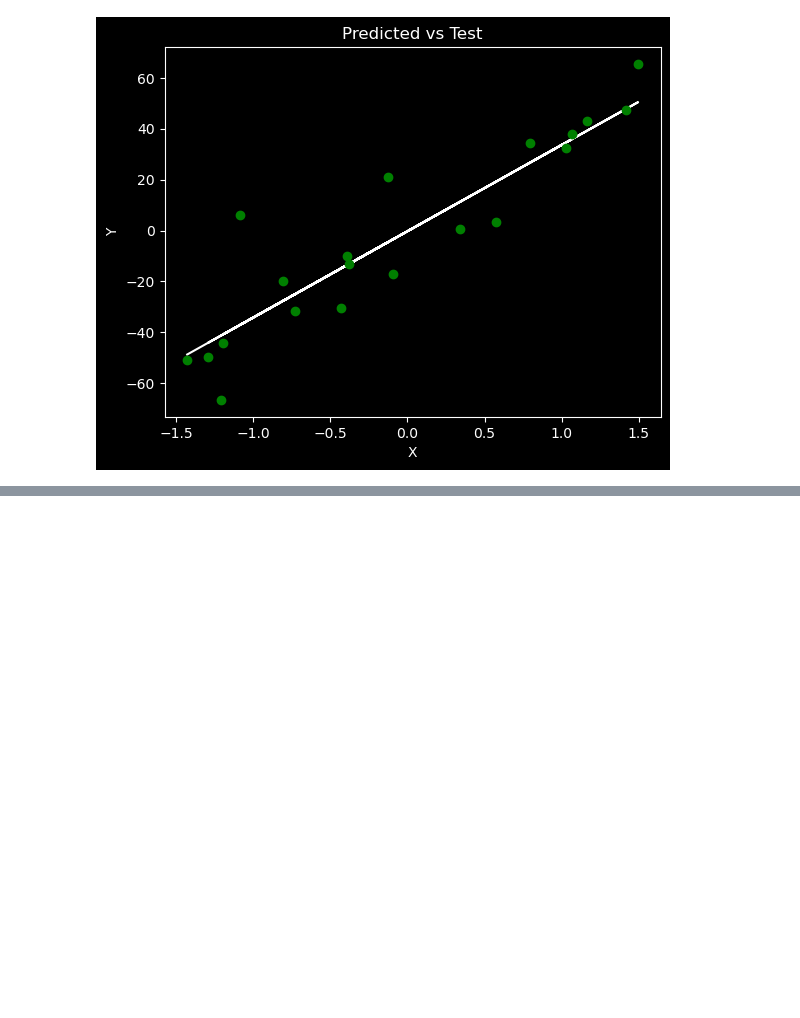
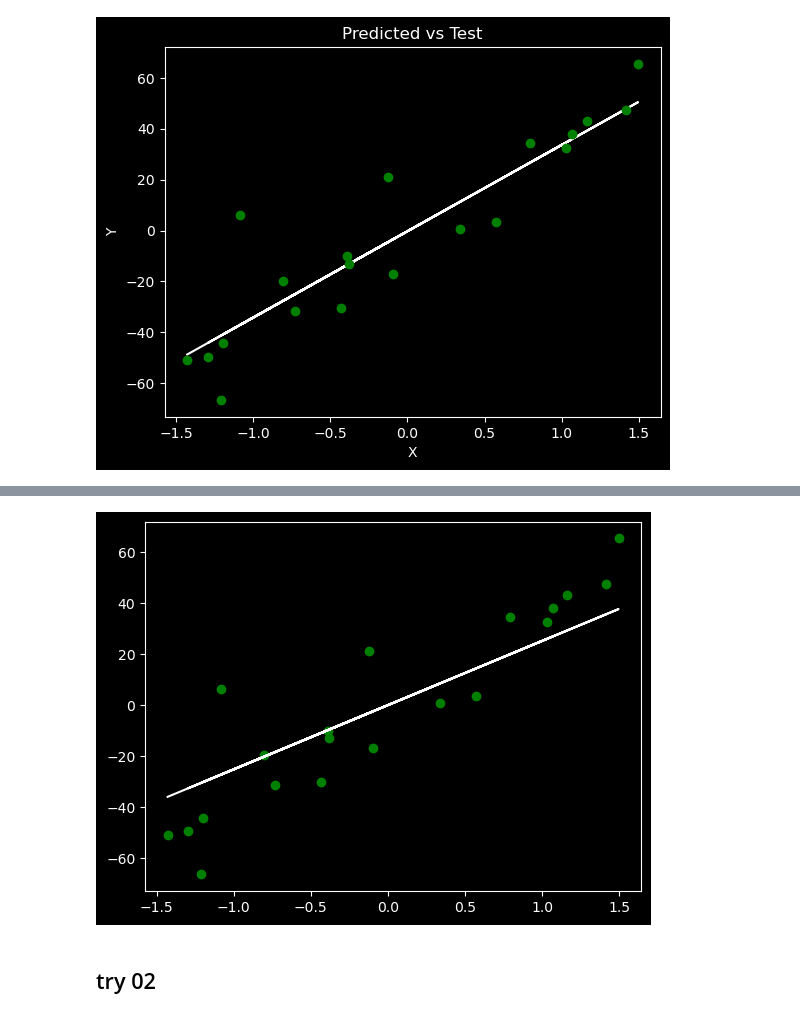
Before and after one commit to ilbaks/skills-ml_classic, a Jupyter notebook: NB_160124T0725_linear_regression_scratch.ipynb, the cells around one changed output, grey strips where cells are left out. Saved outputs shown, nothing was run; the diff lists cells and outputs as text; code cells hidden in the pictures; blank space fills up the shorter version.

```diff
--- a/NB_160124T0725_linear_regression_scratch.ipynb
+++ b/NB_160124T0725_linear_regression_scratch.ipynb
@@ -108,0 +182,6 @@ plt.show()
+# %%
+X_train, X_test, y_train, y_test = train_test_split(
+    X, y, test_size=0.2, random_state=123
+)
+# %%
+regressor_1 = LinearRegressionSolution()
@@ -108,0 +192,2 @@ plt.show()
+# %%
+regressor_1.fit(X_train, y_train)
@@ -108,0 +212,10 @@ plt.show()
+# %%
+Y_hat = regressor_1.predict(X_test)
+# %%
+plt.plot(X_test, y_test, "o", color="green")
+plt.plot(X_test, Y_hat, color="white")
+plt.show()
+# %% [output]
+[figure, added]
+# %% [markdown]
+## try 02
```
Also changed, not shown: parts of 11 cells of this notebook.
